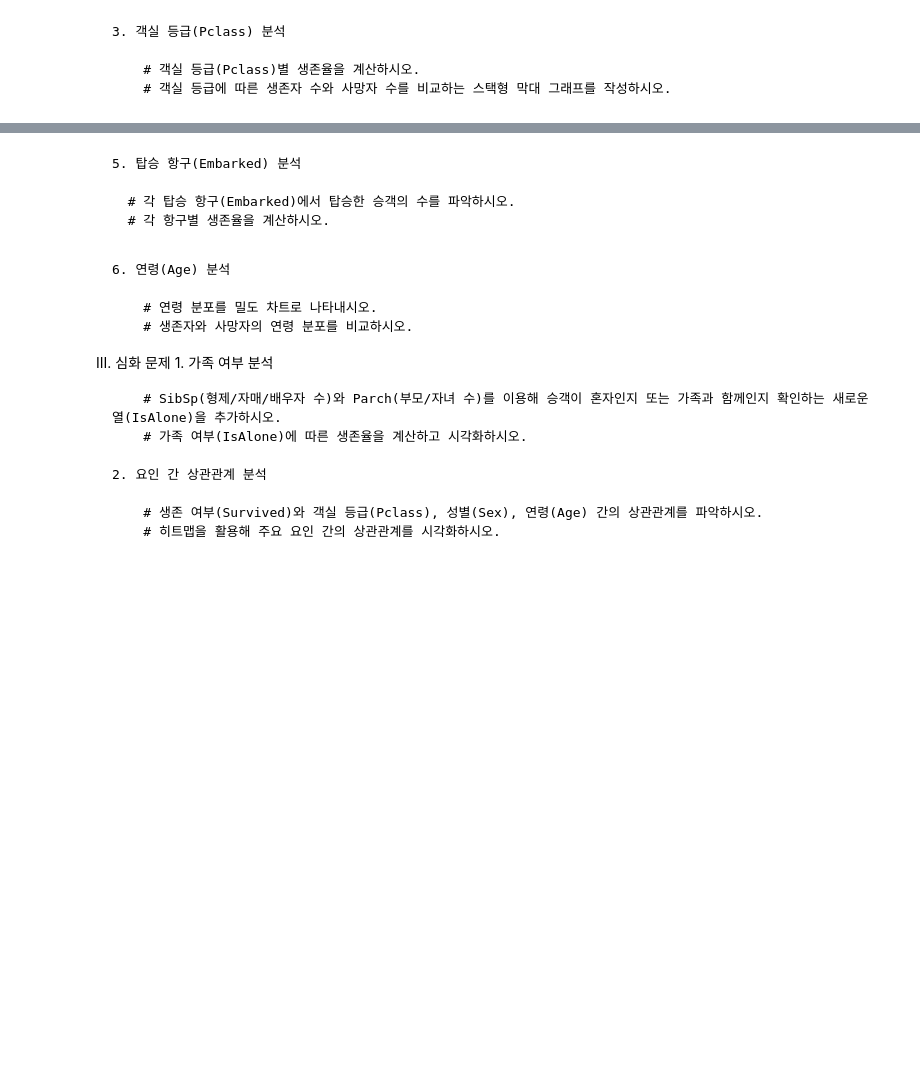
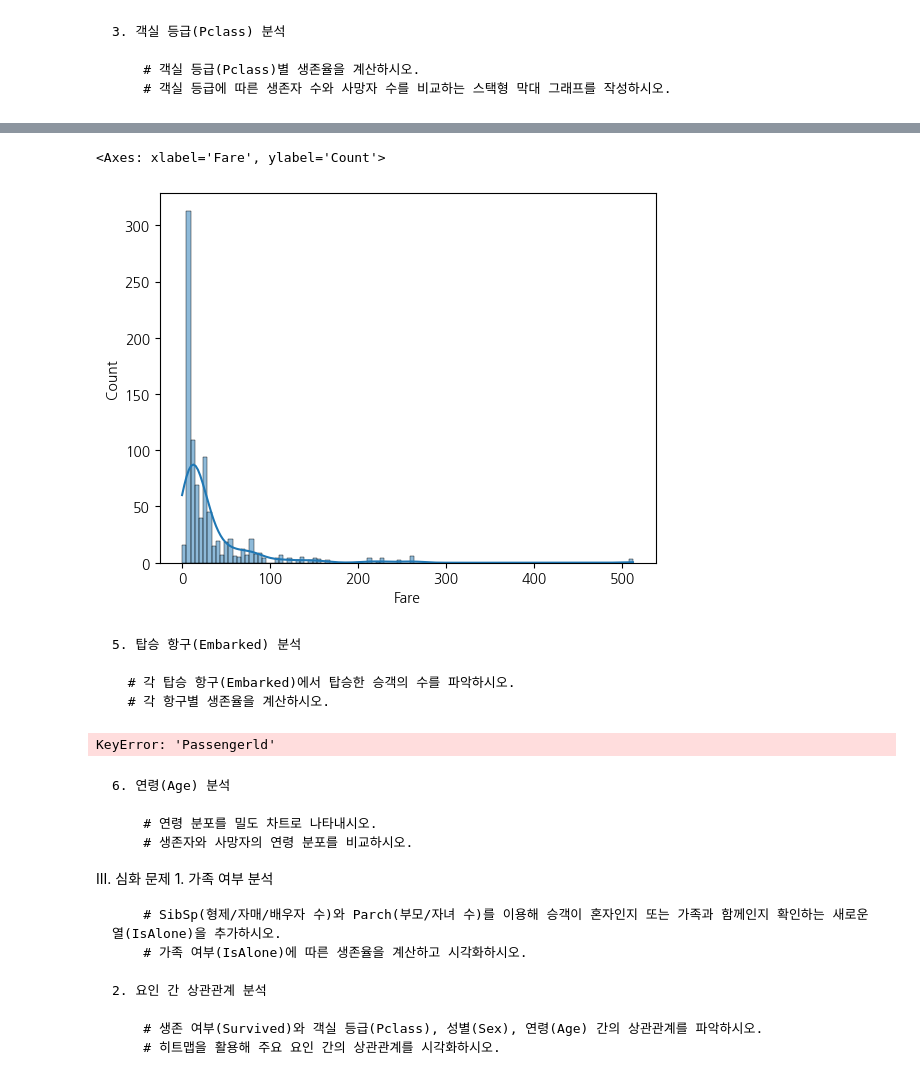
Before and after one commit to jihun-shim/study_data_analytics, a Jupyter notebook: quest/EDA/TitanicFromDisaster_train.ipynb, the cells around one changed output, grey strips where cells are left out. Saved outputs shown, nothing was run; the diff lists cells and outputs as text; code cells hidden in the pictures; blank space fills up the shorter version.

```diff
--- a/quest/EDA/TitanicFromDisaster_train.ipynb
+++ b/quest/EDA/TitanicFromDisaster_train.ipynb
@@ -107,8 +136,19 @@ Name: count, dtype: int64
+# %%
+sns.histplot(data = df_titanic, x = 'Fare', kde = True)
+# %% [output]
+<Axes: xlabel='Fare', ylabel='Count'>
+[figure, added]
 # %% [markdown]
     5. 탑승 항구(Embarked) 분석
 
       # 각 탑승 항구(Embarked)에서 탑승한 승객의 수를 파악하시오.
       # 각 항구별 생존율을 계산하시오.
+# %%
+df_titanic['Embarked'].fillna('50%')
+embarked_titanic = pd.pivot_table(data = df_titanic, index='Passengerld', values='Embarked', aggfunc = 'sum')
+embarked_titanic
+# %% [output]
+KeyError: 'Passengerld'
 # %% [markdown]
     6. 연령(Age) 분석
 
```
Also changed, not shown: parts of 3 cells of this notebook, 3 other files.
